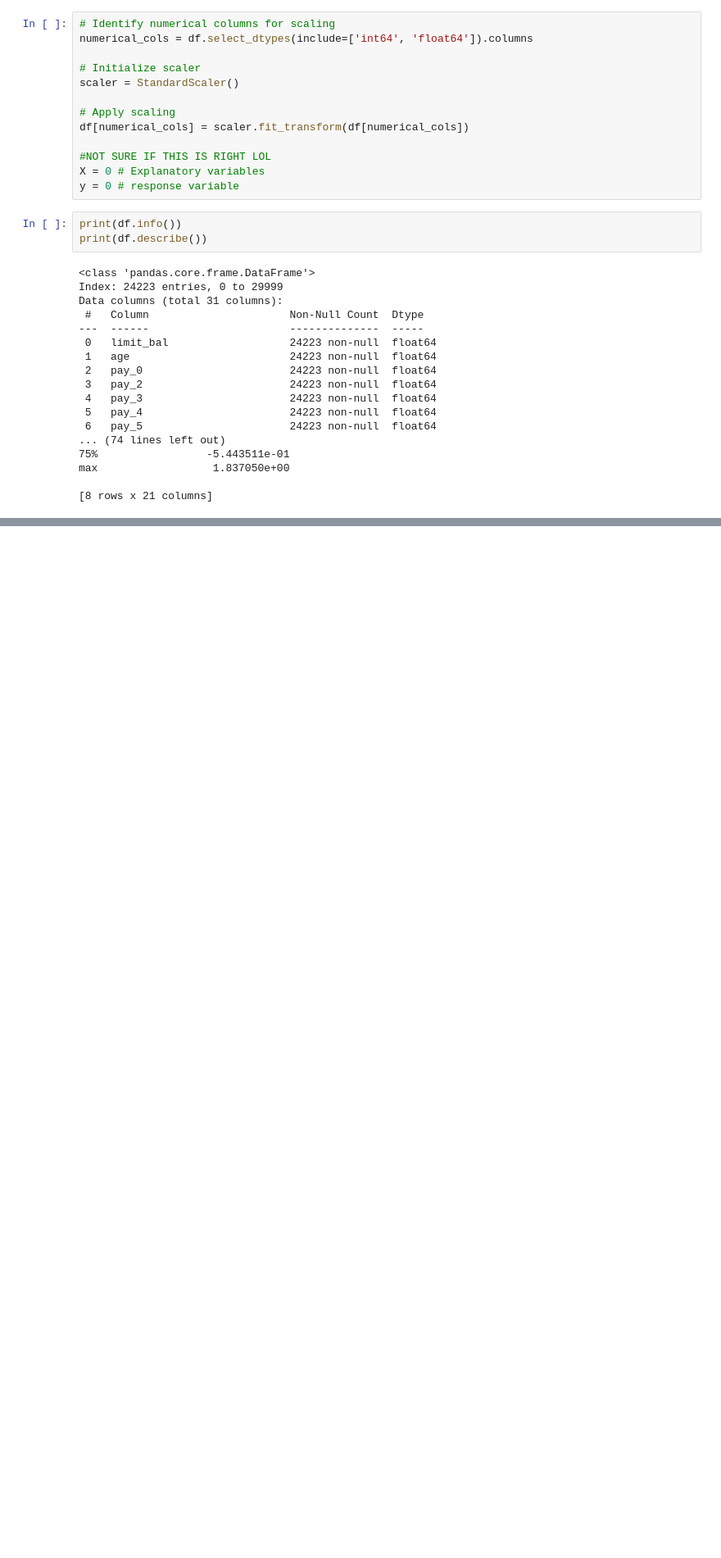
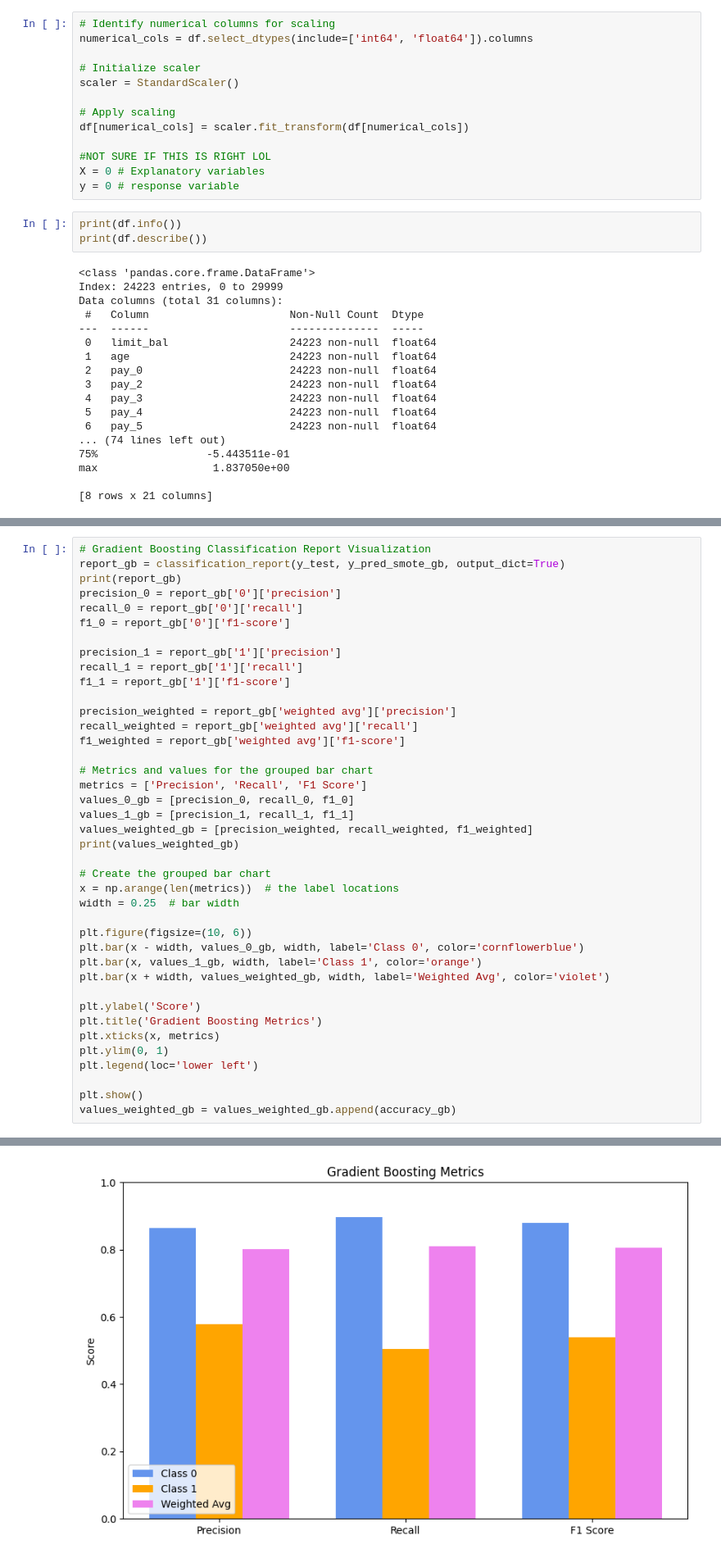
Before and after one commit to mahibahsaleh03/machine-learning-project, a Jupyter notebook: Preprocessing_and_Algorithm.ipynb, the cells around one changed output, grey strips where cells are left out. Shown at 82% size. Cells and saved outputs as stored; diff of their text form; blank space fills up the shorter version.

```diff
--- a/Preprocessing_and_Algorithm.ipynb
+++ b/Preprocessing_and_Algorithm.ipynb
@@ -217,0 +300,41 @@ plt.show()
+# %%
+# Gradient Boosting Classification Report Visualization
+report_gb = classification_report(y_test, y_pred_smote_gb, output_dict=True)
+print(report_gb)
+precision_0 = report_gb['0']['precision']
+recall_0 = report_gb['0']['recall']
+f1_0 = report_gb['0']['f1-score']
+
+precision_1 = report_gb['1']['precision']
+recall_1 = report_gb['1']['recall']
+f1_1 = report_gb['1']['f1-score']
+
+precision_weighted = report_gb['weighted avg']['precision']
+recall_weighted = report_gb['weighted avg']['recall']
+f1_weighted = report_gb['weighted avg']['f1-score']
+
+# Metrics and values for the grouped bar chart
+metrics = ['Precision', 'Recall', 'F1 Score']
+values_0_gb = [precision_0, recall_0, f1_0]
+values_1_gb = [precision_1, recall_1, f1_1]
+values_weighted_gb = [precision_weighted, recall_weighted, f1_weighted]
+print(values_weighted_gb)
+
+# Create the grouped bar chart
+x = np.arange(len(metrics))  # the label locations
+width = 0.25  # bar width
+
+plt.figure(figsize=(10, 6))
+plt.bar(x - width, values_0_gb, width, label='Class 0', color='cornflowerblue')
+plt.bar(x, values_1_gb, width, label='Class 1', color='orange')
+plt.bar(x + width, values_weighted_gb, width, label='Weighted Avg', color='violet')
+
+plt.ylabel('Score')
+plt.title('Gradient Boosting Metrics')
+plt.xticks(x, metrics)
+plt.ylim(0, 1)
+plt.legend(loc='lower left')
+
+plt.show()
+values_weighted_gb = values_weighted_gb.append(accuracy_gb)
+# %% [output]
@@ -217,0 +343 @@ plt.show()
+[figure, added]
```
Also changed, not shown: parts of 13 cells of this notebook, 9 other files.
